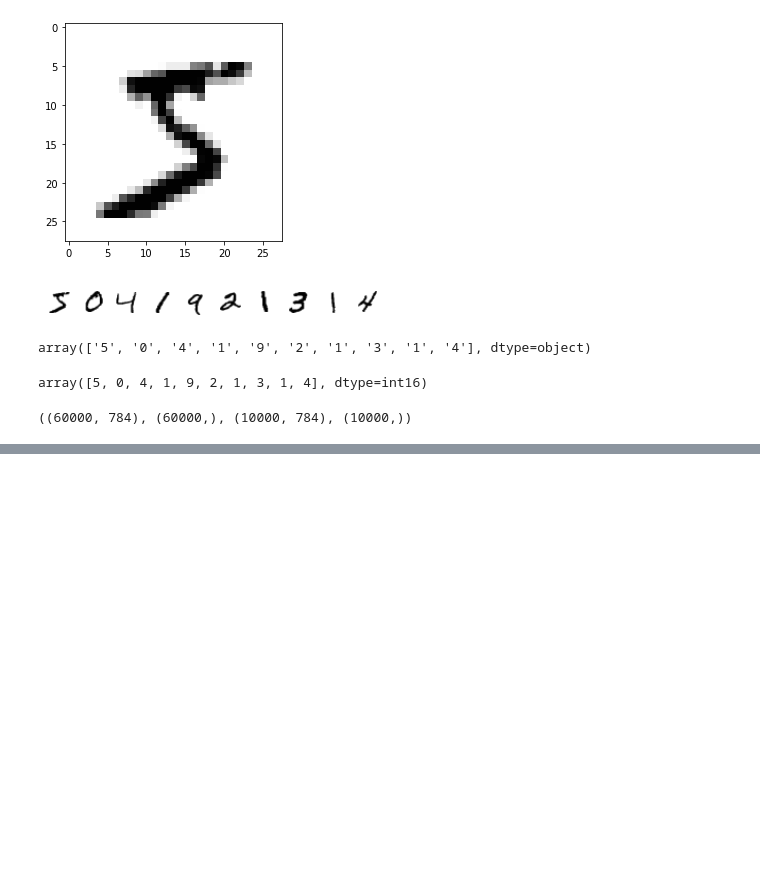
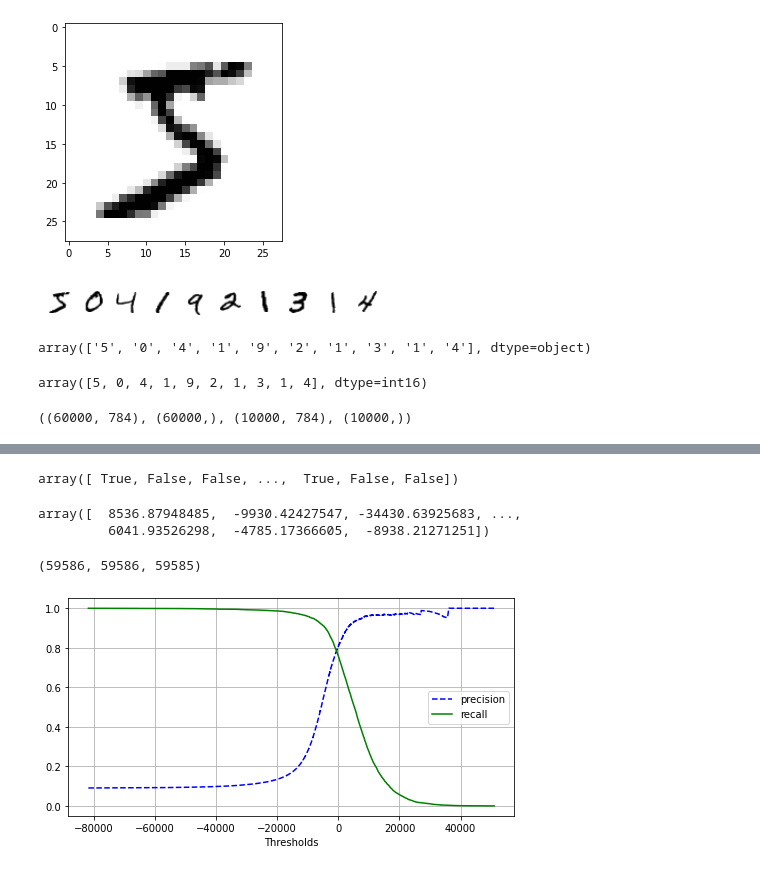
Before and after one commit to JakeOh/202011_itw_pyml_wkd, a Jupyter notebook: ml02.ipynb, the cells around one changed output, grey strips where cells are left out. Cells and saved outputs as stored; diff of their text form; code cells hidden in the pictures; blank space fills up the shorter version.

```diff
--- a/ml02.ipynb
+++ b/ml02.ipynb
@@ -105,0 +93,4 @@ X_train.shape, y_train.shape, X_test.shape, y_test.shape
+# %%
+# 5와 5가 아닌 숫자를 분류하는 문제
+y_train_5 = (y_train == 5)  # 5는 True, 다른 숫자는 False
+y_test_5 = (y_test == 5)
@@ -105,0 +208,19 @@ X_train.shape, y_train.shape, X_test.shape, y_test.shape
+# %%
+predictions = cross_val_predict(estimator=SGDClassifier(random_state=1),  # 머신러닝 모델
+                                X=X_train,  # 훈련 셋
+                                y=y_train_5,  # 훈련 레이블(타겟)
+                                cv=3,  # 교차 검증 횟수(fold)
+                                method='predict')  # 예측값 리턴
+predictions
+# %% [output]
+array([ True, False, False, ...,  True, False, False])
+# %%
+pred_scores = cross_val_predict(estimator=SGDClassifier(random_state=1),
+                                X=X_train,
+                                y=y_train_5,
+                                cv=3,
+                                method='decision_function')
+pred_scores
+# %% [output]
+array([  8536.87948485,  -9930.42427547, -34430.63925683, ...,
+         6041.93526298,  -4785.17366605,  -8938.21271251])
@@ -105,0 +230,23 @@ X_train.shape, y_train.shape, X_test.shape, y_test.shape
+# %%
+precisions, recalls, thresholds = \
+        precision_recall_curve(y_true=y_train_5,
+                               probas_pred=pred_scores)
+
+len(precisions), len(recalls), len(thresholds)
+# %% [output]
+(59586, 59586, 59585)
+# %%
+# precision/recall vs threshold 그래프
+# threshold의 값에 따른 정밀도와 재현율의 변화
+plt.figure(figsize=(8, 4))
+plt.plot(thresholds, precisions[:-1], 'b--', label='precision')
+# 'b--': color=blue, linestyle=dashed
+plt.plot(thresholds, recalls[:-1], 'g-', label='recall')
+# 'g-': color=green, linestyle=solid
+
+plt.grid()
+plt.legend()  # 범례 보여주기
+plt.xlabel('Thresholds')
+plt.show()
+# %% [output]
+[figure, added]
```
Also changed, not shown: parts of 38 cells of this notebook.
